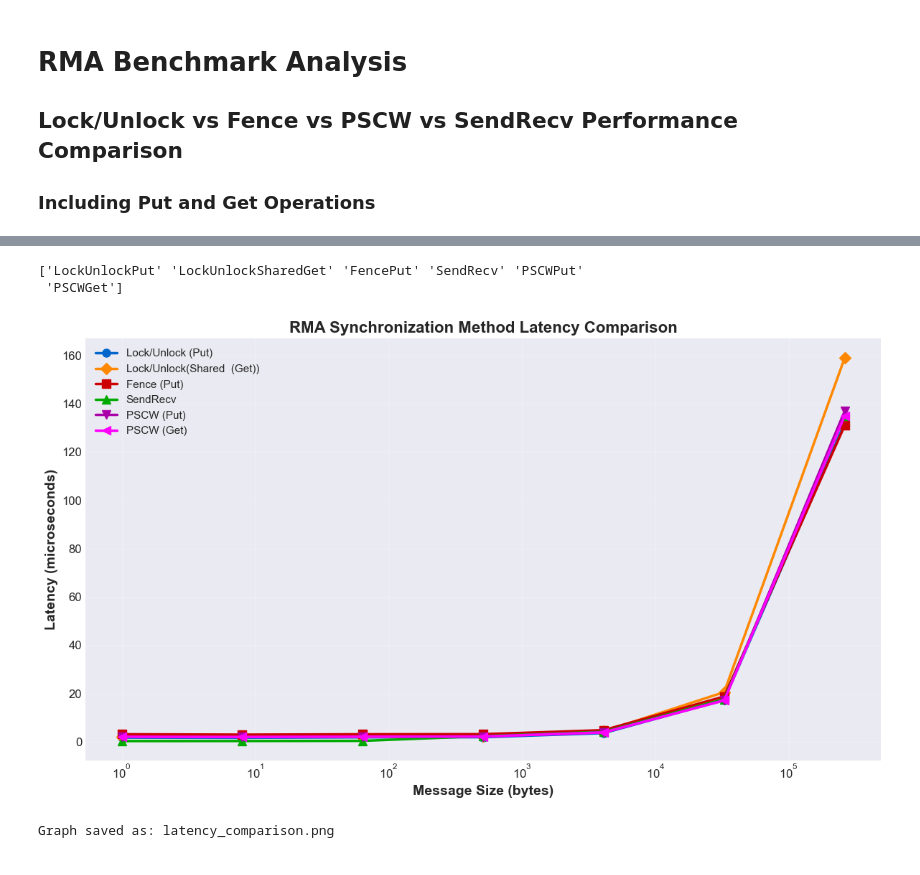
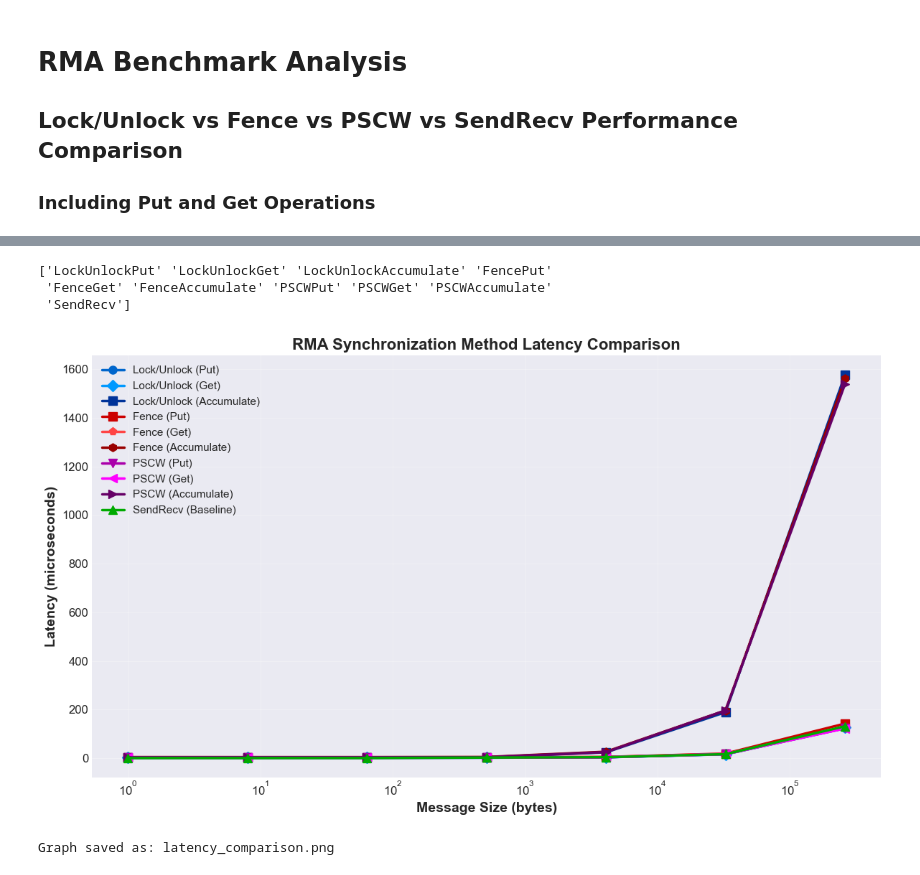
Before and after one commit to Kaewin/kokkos-comm, a Jupyter notebook: meta/benchmark_analysis.ipynb, the cells around one changed output, grey strips where cells are left out. Cells and saved outputs as stored; diff of their text form; code cells hidden in the pictures.

```diff
--- a/meta/benchmark_analysis.ipynb
+++ b/meta/benchmark_analysis.ipynb
@@ -29,10 +29,14 @@ def parse_benchmark_file(filename):
                 operation_raw = match.group(1)
 
                 operation = operation_raw.replace('lock_unlock_put', 'LockUnlockPut') \
-                                        .replace('lock_unlock_shared_get', 'LockUnlockSharedGet') \
+                                        .replace('lock_unlock_get', 'LockUnlockGet') \
+                                        .replace('lock_unlock_accumulate', 'LockUnlockAccumulate') \
                                         .replace('fence_put', 'FencePut') \
+                                        .replace('fence_get', 'FenceGet') \
+                                        .replace('fence_accumulate', 'FenceAccumulate') \
                                         .replace('pscw_put', 'PSCWPut') \
                                         .replace('pscw_get', 'PSCWGet') \
+                                        .replace('pscw_accumulate', 'PSCWAccumulate') \
                                         .replace('sendrecv_comparison', 'SendRecv')
 
                 msg_size = int(match.group(2))
@@ -80,37 +80,72 @@ df
 # %%
 fig, ax = plt.subplots(figsize=(12, 7))
 
 operations = df['Operation'].unique()
 print(operations)
-colors = {'LockUnlockPut': '#0066CC', 'FencePut': '#CC0000',
-          'SendRecv': '#00AA00', 'LockUnlockSharedGet': '#FF8800',
-          'PSCWPut': '#AA00AA', 'PSCWGet': '#FF00FF'}
-markers = {'LockUnlockPut': 'o', 'FencePut': 's', 'SendRecv': '^',
-           'LockUnlockSharedGet': 'D', 'PSCWPut': 'v', 'PSCWGet': '<'}
+
+colors = {
+    'LockUnlockPut':        '#0066CC',
+    'LockUnlockGet':        '#0099FF',
+    'LockUnlockAccumulate': '#003399',
+    'FencePut':             '#CC0000',
+    'FenceGet':             '#FF4444',
+    'FenceAccumulate':      '#990000',
+    'PSCWPut':              '#AA00AA',
+    'PSCWGet':              '#FF00FF',
+    'PSCWAccumulate':       '#660066',
+    'SendRecv':             '#00AA00',
+}
+
+markers = {
+    'LockUnlockPut':        'o',
+    'LockUnlockGet':        'D',
+    'LockUnlockAccumulate': 's',
+    'FencePut':             's',
+    'FenceGet':             'p',
+    'FenceAccumulate':      'h',
+    'PSCWPut':              'v',
+    'PSCWGet':              '<',
+    'PSCWAccumulate':       '>',
+    'SendRecv':             '^',
+}
+
+label_map = {
+    'LockUnlockPut':        'Lock/Unlock (Put)',
+    'LockUnlockGet':        'Lock/Unlock (Get)',
+    'LockUnlockAccumulate': 'Lock/Unlock (Accumulate)',
+    'FencePut':             'Fence (Put)',
+    'FenceGet':             'Fence (Get)',
+    'FenceAccumulate':      'Fence (Accumulate)',
+    'PSCWPut':              'PSCW (Put)',
+    'PSCWGet':              'PSCW (Get)',
+    'PSCWAccumulate':       'PSCW (Accumulate)',
+    'SendRecv':             'SendRecv (Baseline)',
+}
 
 for op in operations:
     data_subset = df[df['Operation'] == op]
     ax.plot(data_subset['MessageSize'], data_subset['Time_us'],
             marker=markers.get(op, 'o'), linewidth=2.5, markersize=8,
-            label=op.replace('LockUnlock', 'Lock/Unlock').replace('Put', ' (Put)').replace('SharedGet', '(Shared Get)').replace('Get', ' (Get)'),
+            label=label_map.get(op, op),
             color=colors.get(op, '#000000'))
 
 ax.set_xscale('log')
 ax.set_xlabel('Message Size (bytes)', fontsize=14, fontweight='bold')
 ax.set_ylabel('Latency (microseconds)', fontsize=14, fontweight='bold')
 ax.set_title('RMA Synchronization Method Latency Comparison', fontsize=16, fontweight='bold')
 ax.legend(fontsize=11, loc='upper left')
 ax.grid(True, alpha=0.3)
 
 plt.tight_layout()
 plt.savefig('latency_comparison.png', dpi=300, bbox_inches='tight')
 plt.show()
 
 print("Graph saved as: latency_comparison.png")
 # %% [output]
-['LockUnlockPut' 'LockUnlockSharedGet' 'FencePut' 'SendRecv' 'PSCWPut'
- 'PSCWGet']
+['LockUnlockPut' 'LockUnlockGet' 'LockUnlockAccumulate' 'FencePut'
+ 'FenceGet' 'FenceAccumulate' 'PSCWPut' 'PSCWGet' 'PSCWAccumulate'
+ 'SendRecv']
-[figure, old version]
+[figure, new version]
 Graph saved as: latency_comparison.png
 # %%
 fig, ax = plt.subplots(figsize=(12, 7))
```
Also changed, not shown: parts of 6 cells of this notebook, 7 other files.
